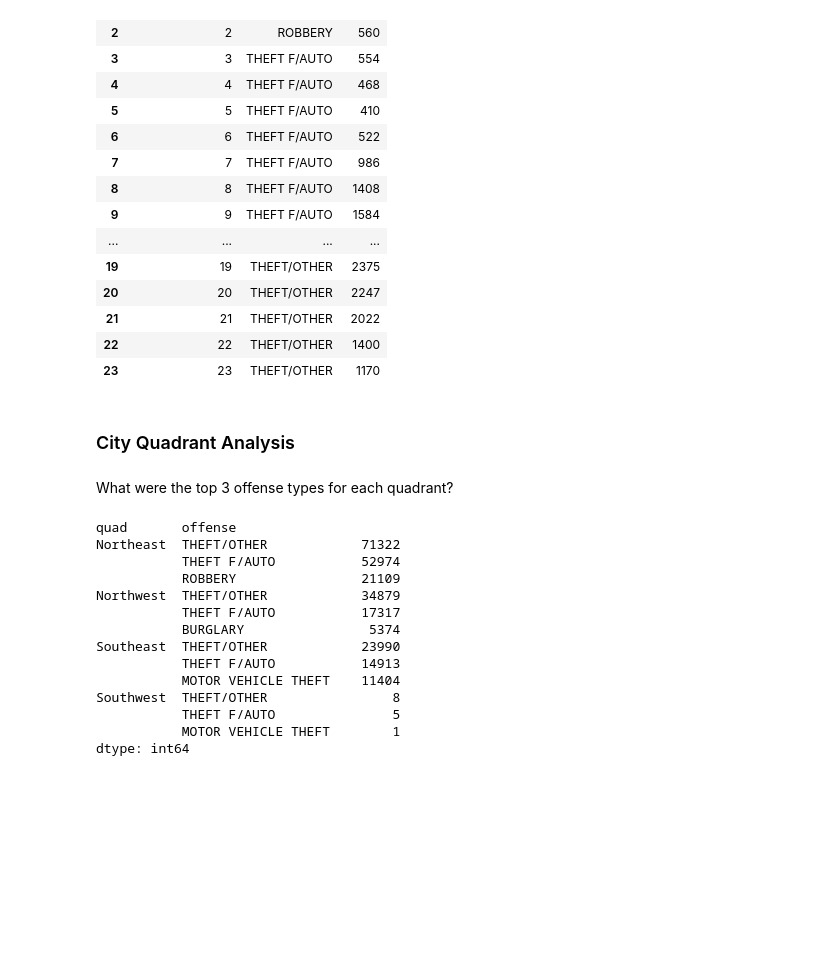
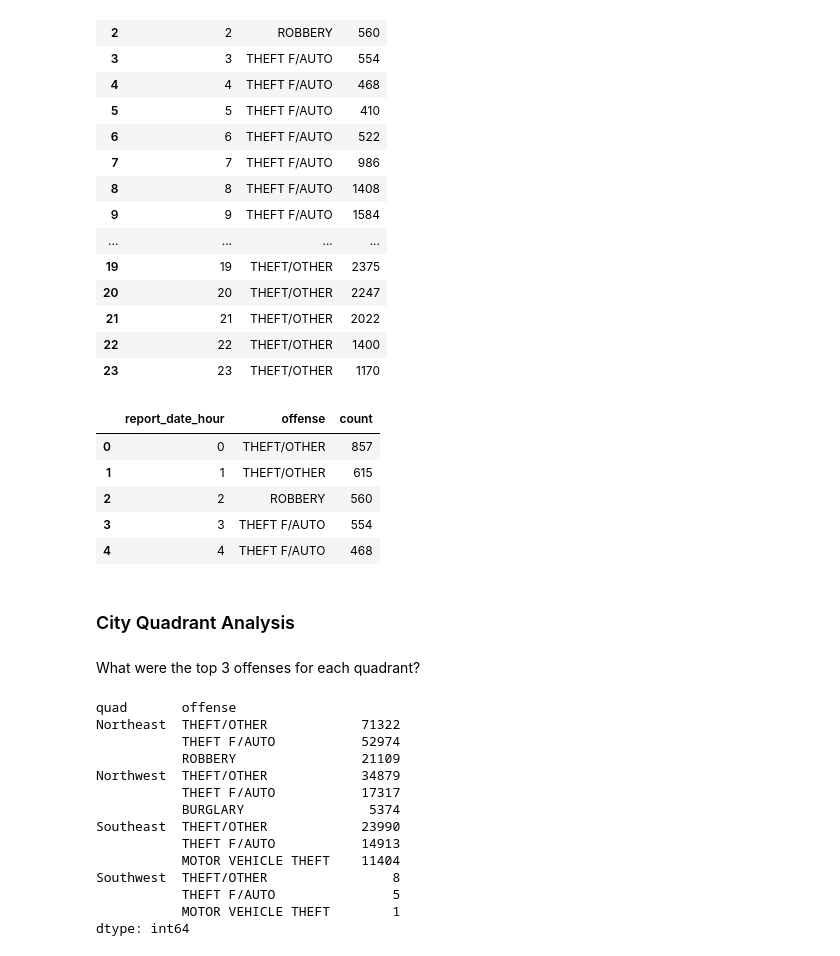
Before and after one commit to BenLaRock/DC-Crime-Data-Analysis, a Jupyter notebook: dc_crime_data_analysis.ipynb, the cells around one changed output. Cells and saved outputs as stored; diff of their text form; code cells hidden in the pictures; blank space fills up the shorter version.

```diff
--- a/dc_crime_data_analysis.ipynb
+++ b/dc_crime_data_analysis.ipynb
@@ -316,8 +345,17 @@ See the caveats in the documentation: https://pandas.pydata.org/pandas-docs/stab
 | 21 | 21 | THEFT/OTHER | 2022 |
 | 22 | 22 | THEFT/OTHER | 1400 |
 | 23 | 23 | THEFT/OTHER | 1170 |
+# %%
+top_summer_offenses_by_hour.head()
+# %% [output]
+|  | report_date_hour | offense | count |
+| 0 | 0 | THEFT/OTHER | 857 |
+| 1 | 1 | THEFT/OTHER | 615 |
+| 2 | 2 | ROBBERY | 560 |
+| 3 | 3 | THEFT F/AUTO | 554 |
+| 4 | 4 | THEFT F/AUTO | 468 |
 # %% [markdown]
 ### City Quadrant Analysis
 # %% [markdown]
-What were the top 3 offense types for each quadrant?
+What were the top 3 offenses for each quadrant?
 # %%
```
Also changed, not shown: parts of 22 cells of this notebook, 12 other files.
